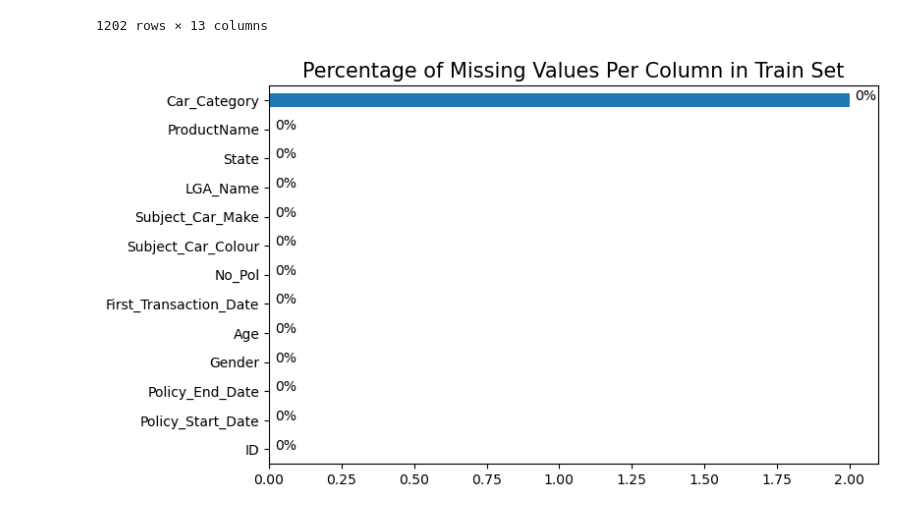
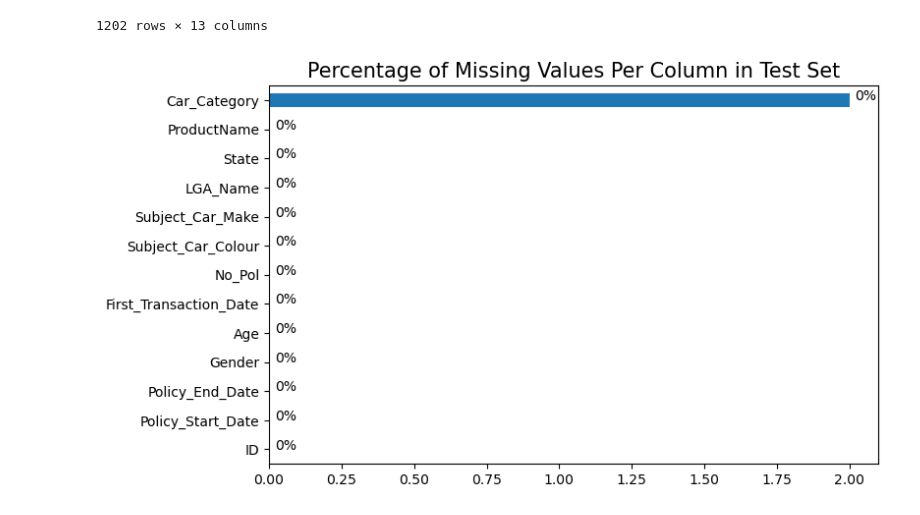
Before and after one commit to The-DigitalAcademy/claim_vision, a Jupyter notebook: Imputation.ipynb, the cells around one changed output. Drawn from its saved outputs; the diff is of its cells as text; code cells hidden in the pictures.

```diff
--- a/Imputation.ipynb
+++ b/Imputation.ipynb
@@ -47,13 +47 @@ mapper = {'Entity':'Other', 'Joint Gender':'Other', 'NOT STATED':'Other', 'NO GE
 train.Gender = train.Gender.replace(mapper)
-# %%
-train['Policy_Start_Date'] = pd.to_datetime(train['Policy_Start_Date'])
-train['Policy_End_Date'] = pd.to_datetime(train['Policy_End_Date'])
-train['First_Transaction_Date'] = pd.to_datetime(train['First_Transaction_Date'])
-
-train['StartMonth'] = train['Policy_Start_Date'].dt.month
-train['EndMonth'] = train['Policy_End_Date'].dt.month
-train['FirstMonth'] = train['First_Transaction_Date'].dt.month
-
-train['StartDay'] = train['Policy_Start_Date'].dt.day
-train['EndDay'] = train['Policy_End_Date'].dt.day
-train['FirstDay'] = train['First_Transaction_Date'].dt.day
@@ -113,11 +101,8 @@ dtype: int64
 # %%
 def backfill_data(data, columns):
     for column in columns:
-        data[column] = data[column].fillna(method='ffill')
+        data[column] = data[column].fillna(method='bfill')
     return data
-
-
-train = train.drop(columns=['StartMonth', 'EndMonth', 'FirstMonth', 'StartDay', 'EndDay', 'FirstDay'])
 
 backfill_columns = ['Car_Category', 'Subject_Car_Colour', 'Subject_Car_Make', 'LGA_Name', 'State']
 
@@ -128,7 +113,7 @@ print(train)
 print("\nBackfilled Data:")
 print(backfilled_data)
 
-backfilled_data.to_csv('./data/frontfilled_data.csv', index=False)
+backfilled_data.to_csv('./data/backfilled_data.csv', index=False)
 # %% [output]
 Original Data:
                ID Policy_Start_Date Policy_End_Date  Gender   Age  \
@@ -185,17 +170,5 @@ test['Age'] = test['Age'].fillna(round(test['Age'].mean(), 0))
 # %%
 test['Gender'] = test['Gender'].fillna(test['Gender'].mode()[0])
 
-mapper = {'Entity':'Other', 'Joint Gender':'Other', 'NOT STATED':'Other', 'NO GENDER': 'Other', 'SEX':"Other"}
+mapper = {'NOT STATED':'Other', 'NO GENDER': 'Other', 'SEX':"Other"}
 test.Gender = test.Gender.replace(mapper)
-# %%
-test['Policy_Start_Date'] = pd.to_datetime(test['Policy_Start_Date'])
-test['Policy_End_Date'] = pd.to_datetime(test['Policy_End_Date'])
-test['First_Transaction_Date'] = pd.to_datetime(test['First_Transaction_Date'])
-
-test['StartMonth'] = test['Policy_Start_Date'].dt.month
-test['EndMonth'] = test['Policy_End_Date'].dt.month
-test['FirstMonth'] = test['First_Transaction_Date'].dt.month
-
-test['StartDay'] = test['Policy_Start_Date'].dt.day
-test['EndDay'] = test['Policy_End_Date'].dt.day
-test['FirstDay'] = test['First_Transaction_Date'].dt.day
@@ -271,12 +244,12 @@ backfilled_test
 # %%
 # Check if there any missing values in train set
 ax = backfilled_test.isna().sum().sort_values().plot(kind = 'barh', figsize = (8, 5))
-plt.title('Percentage of Missing Values Per Column in Train Set', fontdict={'size':15})
+plt.title('Percentage of Missing Values Per Column in Test Set', fontdict={'size':15})
 for p in ax.patches:
     percentage ='{:,.0f}%'.format((p.get_width()/backfilled_test.shape[0])*100)
     width, height =p.get_width(),p.get_height()
     x=p.get_x()+width+0.02
     y=p.get_y()+height/2
     ax.annotate(percentage,(x,y))
 # %% [output]
-[figure, old version]
+[figure, new version]
```
Also changed, not shown: parts of 10 cells of this notebook, 4 other files.
